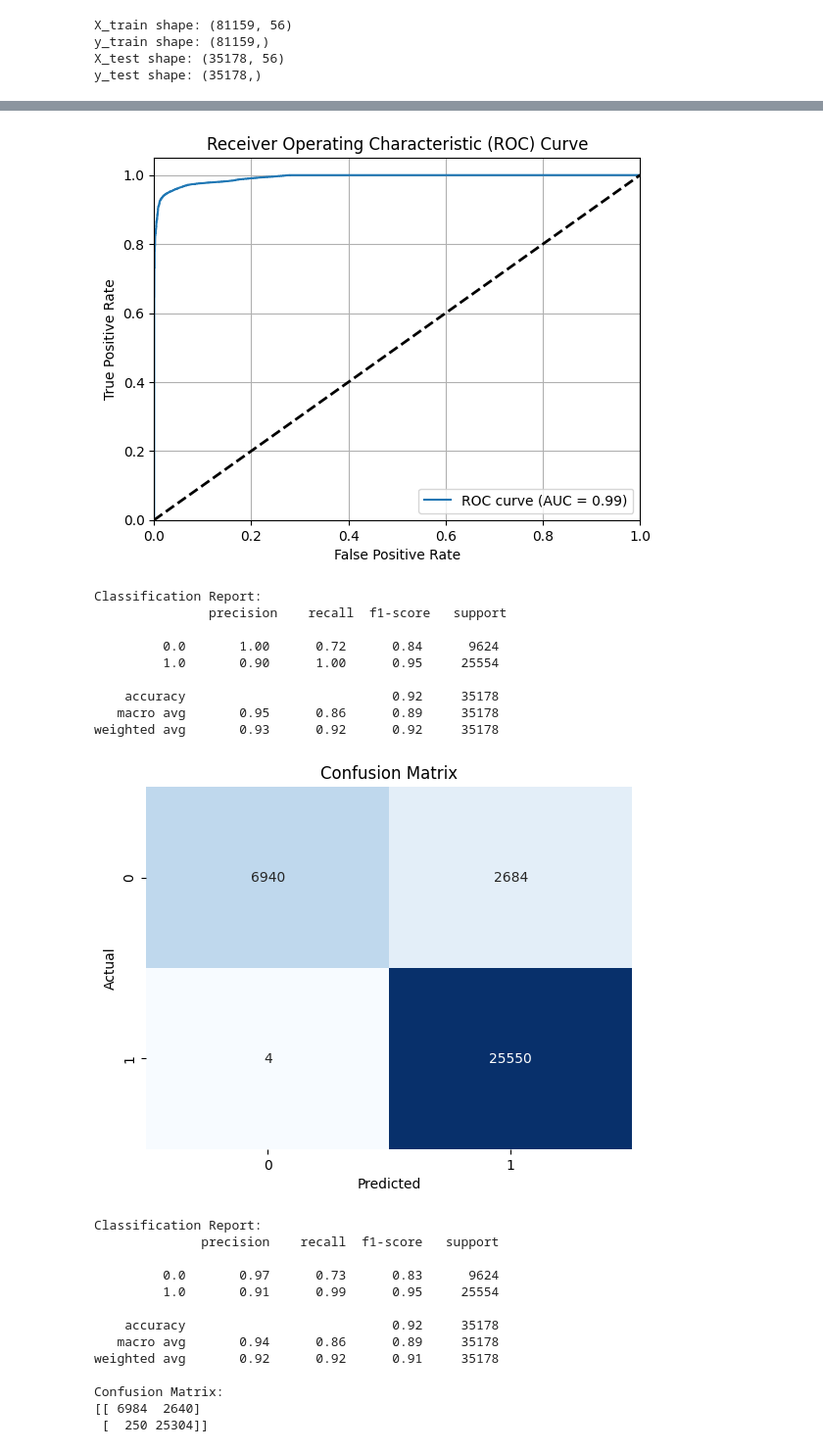
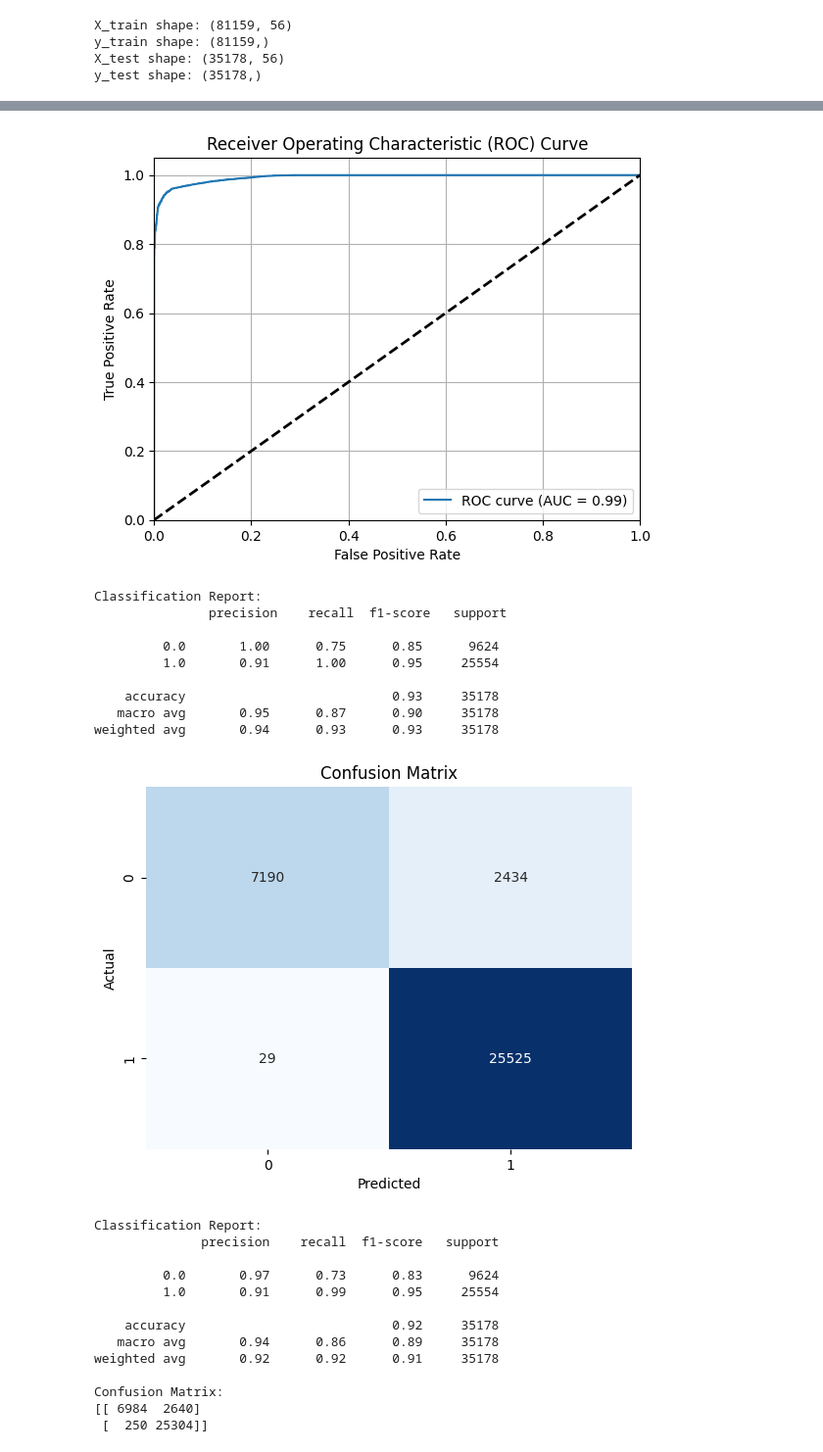
Before and after one commit to davidjcastrejon/ml-cyberattack-detection, a Jupyter notebook: cybersecurity.ipynb, the cells around one changed output, grey strips where cells are left out. Shown at 98% size. Drawn from its saved outputs; the diff is of its cells as text; code cells hidden in the pictures.

```diff
--- a/cybersecurity.ipynb
+++ b/cybersecurity.ipynb
@@ -448,7 +448,7 @@ import seaborn as sns
 # Assuming you have your model trained and X_test, y_test loaded
 
 # Get predicted probabilities for the positive class
-y_pred_prob = model.predict(X_test)[:, 1]
+y_pred_prob = model.predict(X_test)
 
 # Compute ROC curve and ROC area
 fpr, tpr, _ = roc_curve(y_test, y_pred_prob)
@@ -489,14 +489,14 @@ plt.show()
 [figure]
 Classification Report:
                precision    recall  f1-score   support
 
-         0.0       1.00      0.72      0.84      9624
-         1.0       0.90      1.00      0.95     25554
+         0.0       1.00      0.75      0.85      9624
+         1.0       0.91      1.00      0.95     25554
 
-    accuracy                           0.92     35178
-   macro avg       0.95      0.86      0.89     35178
-weighted avg       0.93      0.92      0.92     35178
+    accuracy                           0.93     35178
+   macro avg       0.95      0.87      0.90     35178
+weighted avg       0.94      0.93      0.93     35178
-[figure, old version]
+[figure, new version]
 # %%
 from sklearn.preprocessing import StandardScaler
 from sklearn.linear_model import LogisticRegression
```
Also changed, not shown: parts of 4 cells of this notebook, 2 other files.
